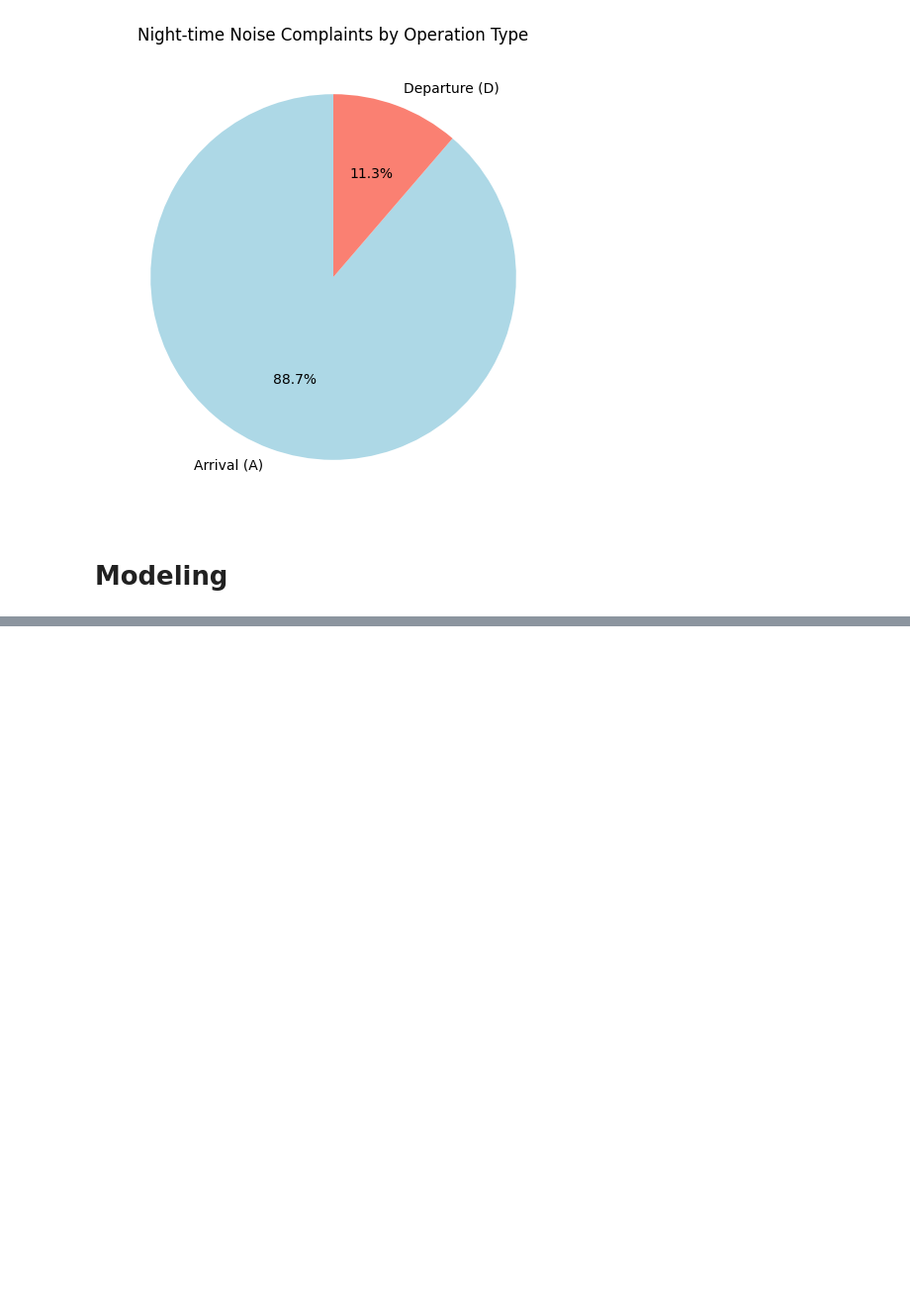
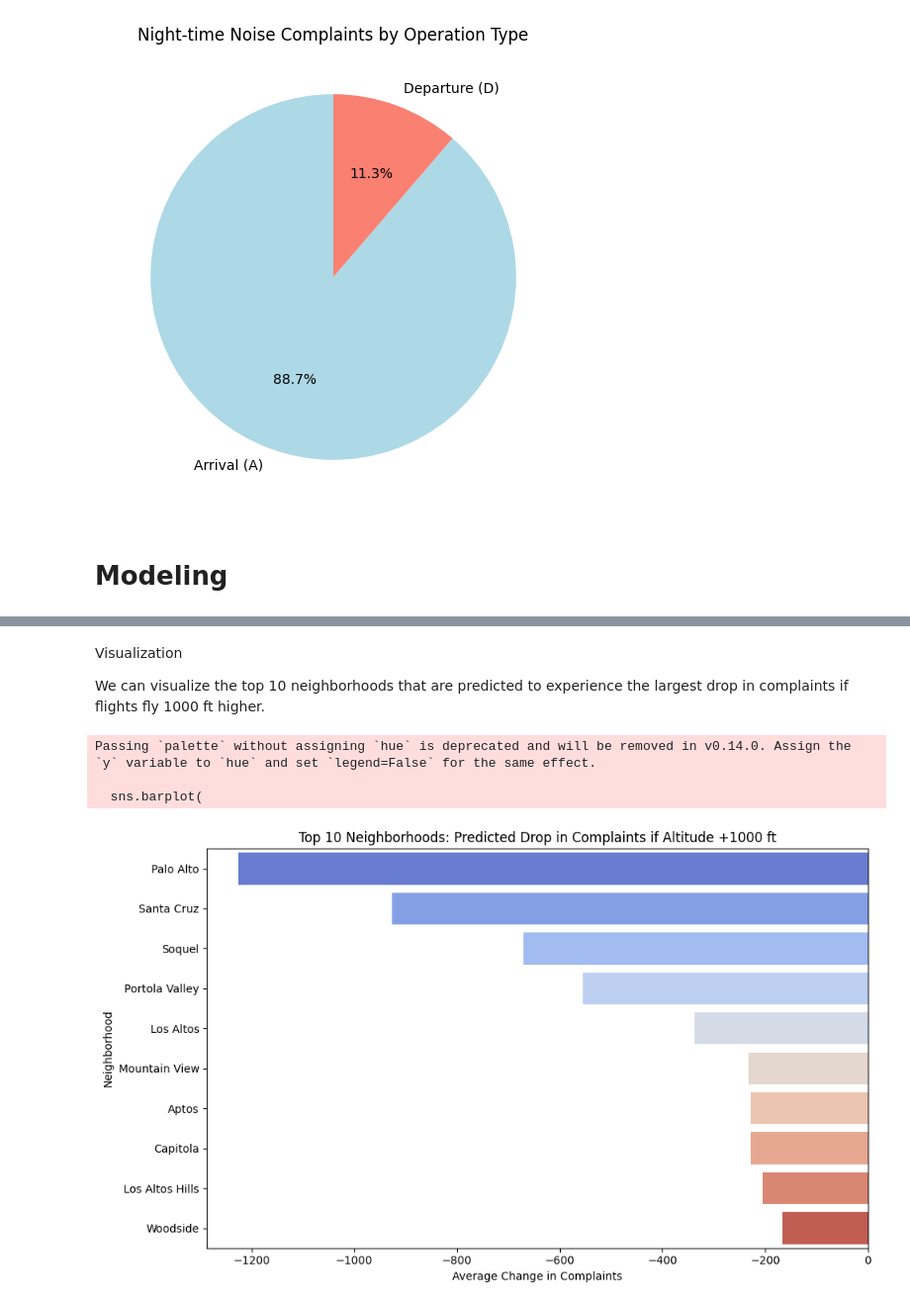
Before and after one commit to porhay007/SFO-Aircraft-Noise-Analysis---Group-Project-Data-5100, a Jupyter notebook: Code/Data_cleaning.ipynb, the cells around one changed output, grey strips where cells are left out. Shown at 99% size. Drawn from its saved outputs; the diff is of its cells as text; code cells hidden in the pictures; blank space fills up the shorter version.

```diff
--- a/Code/Data_cleaning.ipynb
+++ b/Code/Data_cleaning.ipynb
@@ -326,0 +372,16 @@ Notes:
+# %%
+# Simulate higher altitude
+X_scenario = X.copy()
+X_scenario['aircraft_pca_altitude'] += 1000
+
+# Predict complaints
+y_pred_original = rf.predict(X)
+y_pred_scenario = rf.predict(X_scenario)
+
+# Calculate change in complaints
+df_rf['predicted_change'] = y_pred_scenario - y_pred_original
+
+# Top 10 neighborhoods with largest predicted decrease in complaints
+top_neighborhoods = df_rf.groupby('reporter_city')['predicted_change'].mean().nsmallest(10).reset_index()
+top_neighborhoods.columns = ['reporter_city', 'avg_change_in_complaints']
+print(top_neighborhoods)
@@ -326,0 +400,27 @@ Notes:
+# %% [markdown]
+Visualization
+
+We can visualize the top 10 neighborhoods that are predicted to experience the largest drop in complaints if flights fly 1000 ft higher.
+# %%
+import matplotlib.pyplot as plt
+import seaborn as sns
+
+top10_sorted = top_neighborhoods.sort_values(by='avg_change_in_complaints')
+
+plt.figure(figsize=(10,6))
+sns.barplot(
+    x='avg_change_in_complaints',
+    y='reporter_city',
+    data=top10_sorted,
+    palette='coolwarm'
+)
+plt.title('Top 10 Neighborhoods: Predicted Drop in Complaints if Altitude +1000 ft')
+plt.xlabel('Average Change in Complaints')
+plt.ylabel('Neighborhood')
+plt.tight_layout()
+plt.show()
+# %% [output]
+Passing `palette` without assigning `hue` is deprecated and will be removed in v0.14.0. Assign the `y` variable to `hue` and set `legend=False` for the same effect.
+
+  sns.barplot(
+[figure, added]
```
Also changed, not shown: parts of 15 cells of this notebook, 1 other file.
